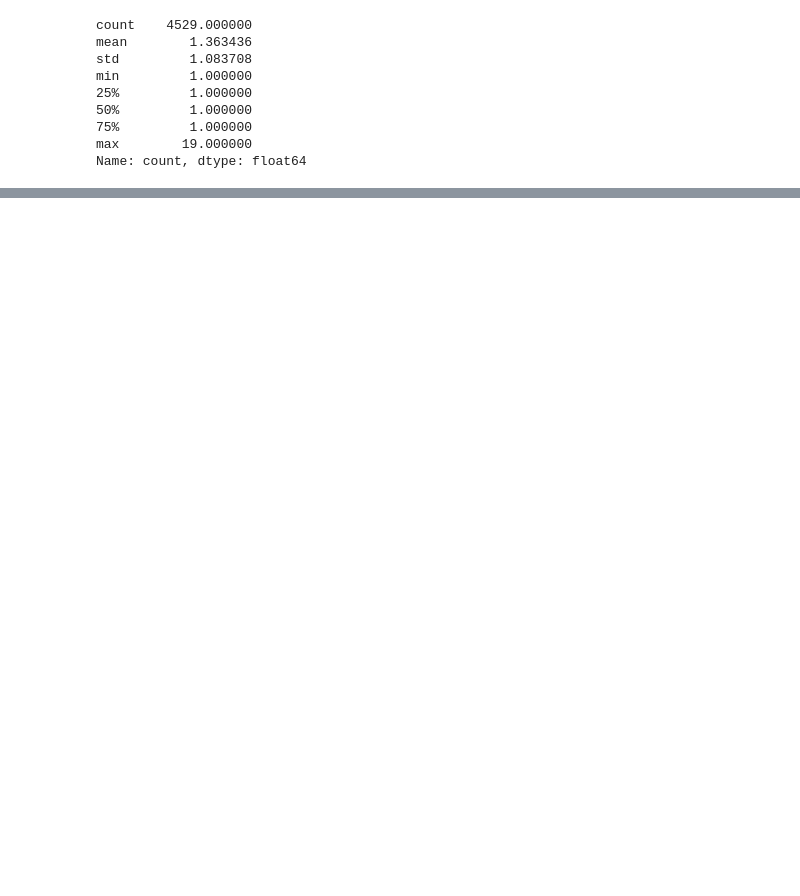
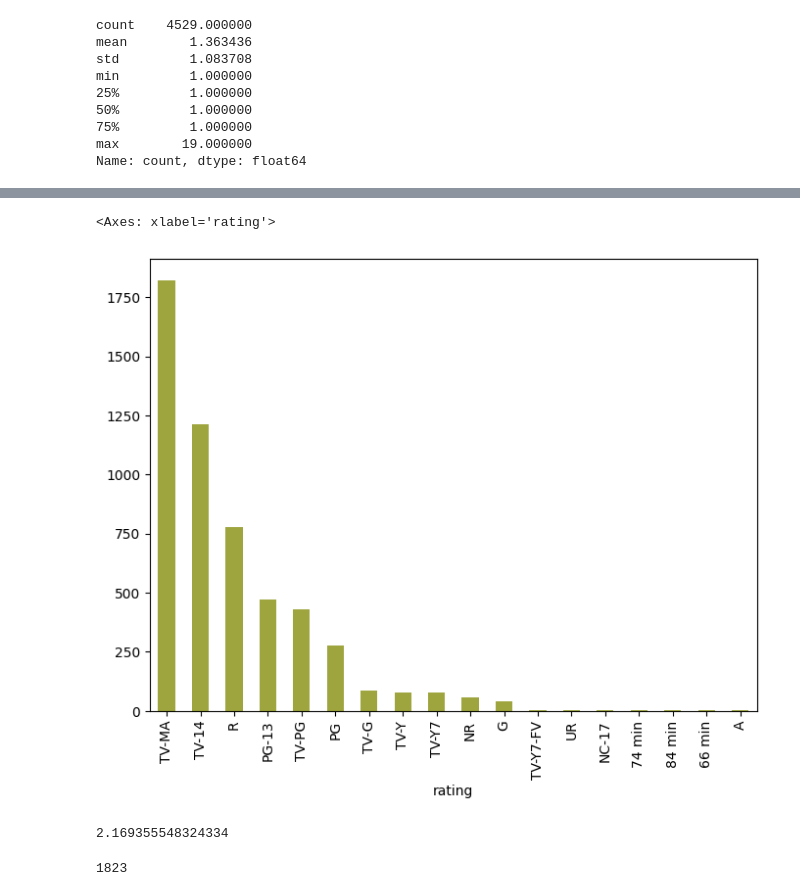
Before and after one commit to Jit562/NetFlix_data_EDA_Analysis, a Jupyter notebook: NetFlix_Data_EDA.ipynb, the cells around one changed output, grey strips where cells are left out. Cells and saved outputs as stored; diff of their text form; code cells hidden in the pictures; blank space fills up the shorter version.

```diff
--- a/NetFlix_Data_EDA.ipynb
+++ b/NetFlix_Data_EDA.ipynb
@@ -367,0 +683,13 @@ df[df['director'].duplicated()]
+# %%
+df['rating'].value_counts().plot(kind='bar', color='#9EA53E')
+# %% [output]
+<Axes: xlabel='rating'>
+[figure, added]
+# %%
+df['rating'].value_counts().skew()
+# %% [output]
+2.169355548324334
+# %%
+df['rating'].value_counts().max()
+# %% [output]
+1823
```
Also changed, not shown: parts of 61 cells of this notebook.
